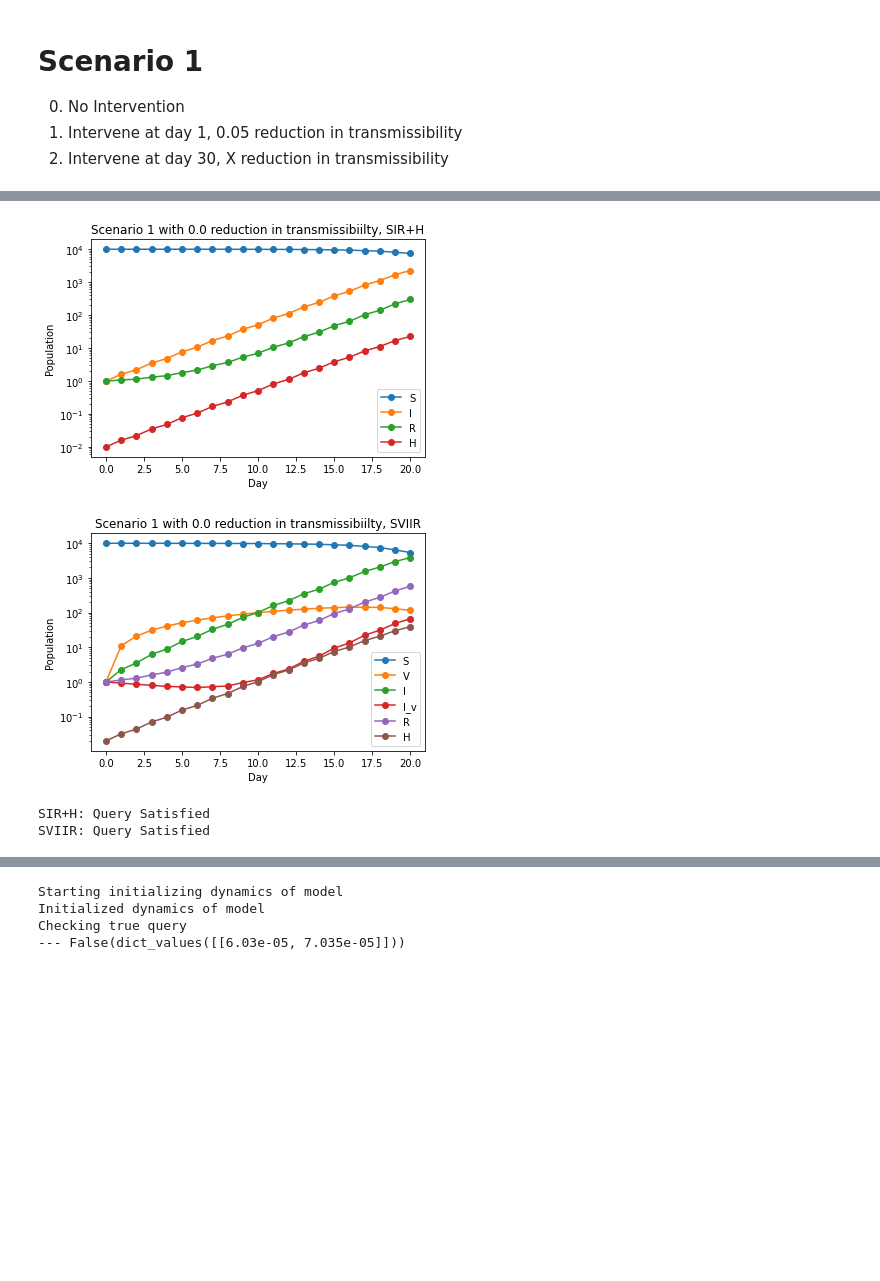
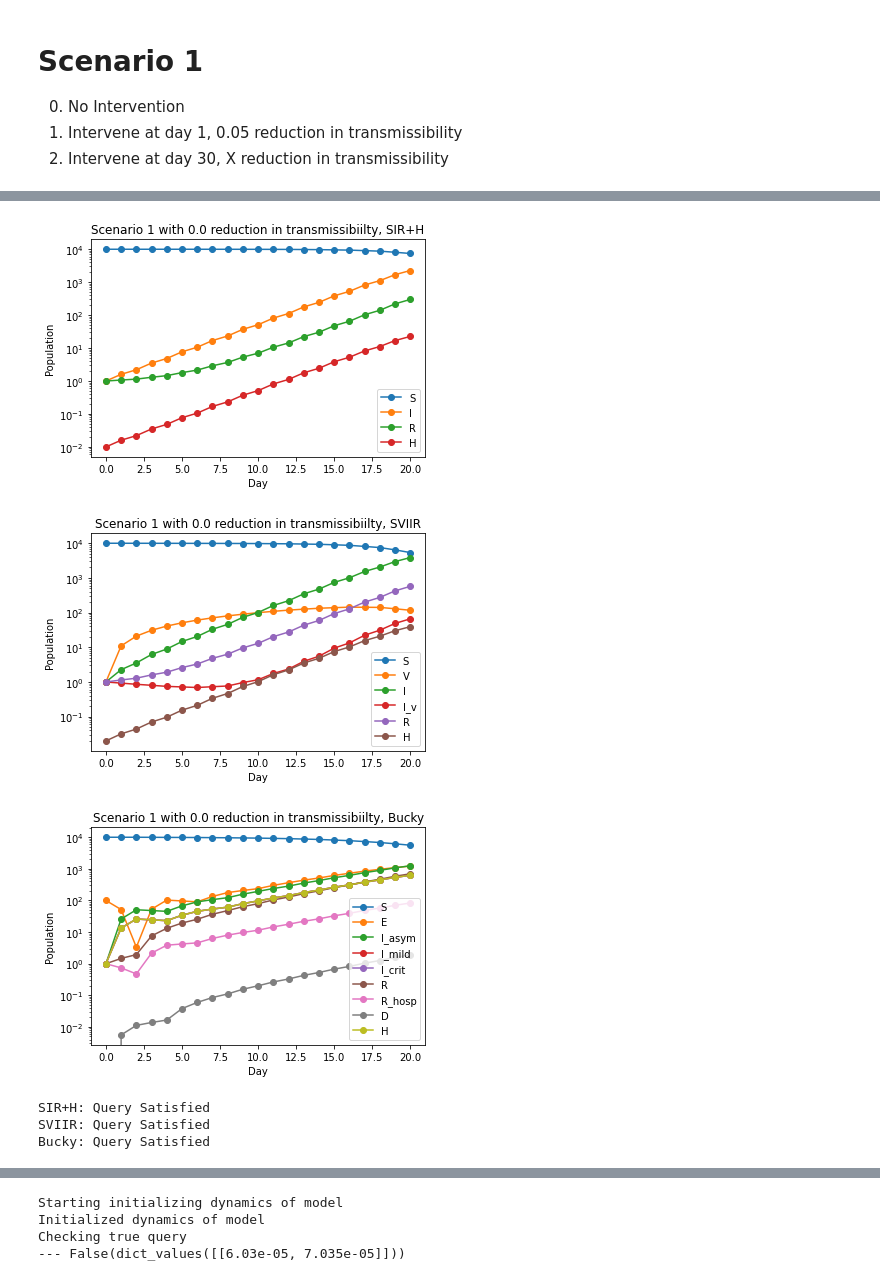
Before and after one commit to ml4ai/funman, a Jupyter notebook: notebooks/dec_8_2022_demo_funman.ipynb, the cells around one changed output, grey strips where cells are left out. Cells and saved outputs as stored; diff of their text form; code cells hidden in the pictures; blank space fills up the shorter version.

Commit message:
bucky in notebook

```diff
--- a/notebooks/dec_8_2022_demo_funman.ipynb
+++ b/notebooks/dec_8_2022_demo_funman.ipynb
@@ -56,24 +62,26 @@ SIR Bilayer (left), Hospitalized Measurement (right)
 # %%
 # 0. No intervention. Will H_t <= 50 forall t?
 
 # H = hr(I_v + I)
 
 duration = 20
 step_size = 2
 hospital_capacity=1000
 
 scenario1 = Scenario1(duration=duration, query_threshold=None, step_size=step_size)
 transmissibility_reduction = 0.0
 # results = scenario1.analyze_intervention_1(transmissibility_reduction, models=["SIR+H", "SVIIR"])
-results = scenario1.analyze_intervention_1(transmissibility_reduction, models=["SIR+H", "SVIIR"])
+results = scenario1.analyze_intervention_1(transmissibility_reduction, models=["Bucky", "SIR+H", "SVIIR"])
 
 print("\n".join([r["message"] for n, r in results.items()]))
 #scenario1.compare_model_results(results)
 # %% [output]
 [figure]
 [figure]
+[figure, added]
 SIR+H: Query Satisfied
 SVIIR: Query Satisfied
+Bucky: Query Satisfied
 # %%
 # 1. Intervene with 0.05 reduction in transmissibility.  Will H_t <= 50 forall t?
 
```
Also changed, not shown: parts of 3 cells of this notebook.
